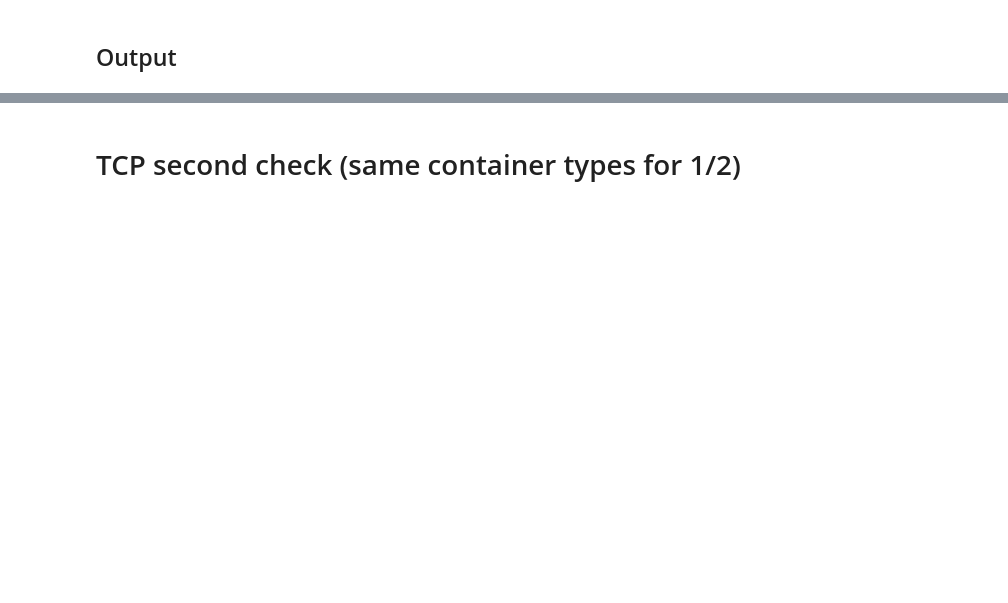
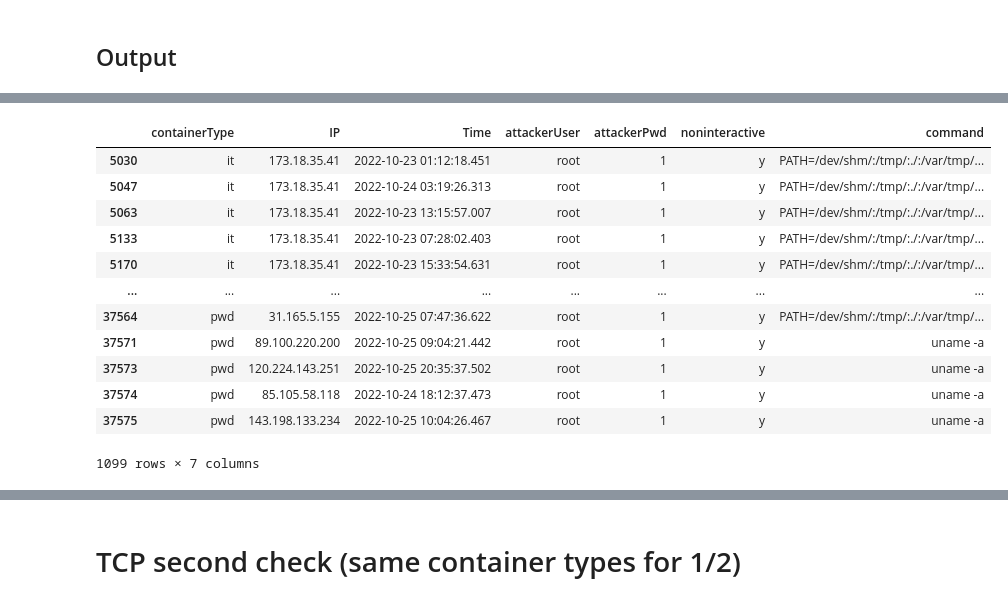
Before and after one commit to friendly-besties-incorporated/all-honeypot-code, a Jupyter notebook: hacs200master.ipynb, the cells around one changed output, grey strips where cells are left out. Saved outputs shown, nothing was run; the diff lists cells and outputs as text; code cells hidden in the pictures; blank space fills up the shorter version.

```diff
--- a/hacs200master.ipynb
+++ b/hacs200master.ipynb
@@ -331,3 +437,17 @@ okIPs=usable2['IP']
 # %%
-filteredCMDS = cmds[(cmds['IP'].isin(usable2['IP'])) & (cmds['containerType'].isin(usable2['containerType'])) & (cmds['Time'].isin(usable2['Time']))]
-filteredCMDS
+filteredCMDS2 = cmds[(cmds['IP'].isin(usable2['IP'])) & (cmds['containerType'].isin(usable2['containerType'])) & (cmds['Time'].isin(usable2['Time']))]
+filteredCMDS2
+# %% [output]
+|  | containerType | IP | Time | attackerUser | attackerPwd | noninteractive | command |
+| 5030 | it | 173.18.35.41 | 2022-10-23 01:12:18.451 | root | 1 | y | PATH=/dev/shm/:/tmp/:./:/var/tmp/... |
+| 5047 | it | 173.18.35.41 | 2022-10-24 03:19:26.313 | root | 1 | y | PATH=/dev/shm/:/tmp/:./:/var/tmp/... |
+| 5063 | it | 173.18.35.41 | 2022-10-23 13:15:57.007 | root | 1 | y | PATH=/dev/shm/:/tmp/:./:/var/tmp/... |
+| 5133 | it | 173.18.35.41 | 2022-10-23 07:28:02.403 | root | 1 | y | PATH=/dev/shm/:/tmp/:./:/var/tmp/... |
+| 5170 | it | 173.18.35.41 | 2022-10-23 15:33:54.631 | root | 1 | y | PATH=/dev/shm/:/tmp/:./:/var/tmp/... |
+| ... | ... | ... | ... | ... | ... | ... | ... |
+| 37564 | pwd | 31.165.5.155 | 2022-10-25 07:47:36.622 | root | 1 | y | PATH=/dev/shm/:/tmp/:./:/var/tmp/... |
+| 37571 | pwd | 89.100.220.200 | 2022-10-25 09:04:21.442 | root | 1 | y | uname -a |
+| 37573 | pwd | 120.224.143.251 | 2022-10-25 20:35:37.502 | root | 1 | y | uname -a |
+| 37574 | pwd | 85.105.58.118 | 2022-10-24 18:12:37.473 | root | 1 | y | uname -a |
+| 37575 | pwd | 143.198.133.234 | 2022-10-25 10:04:26.467 | root | 1 | y | uname -a |
+1099 rows × 7 columns
```
Also changed, not shown: parts of 22 cells of this notebook.
